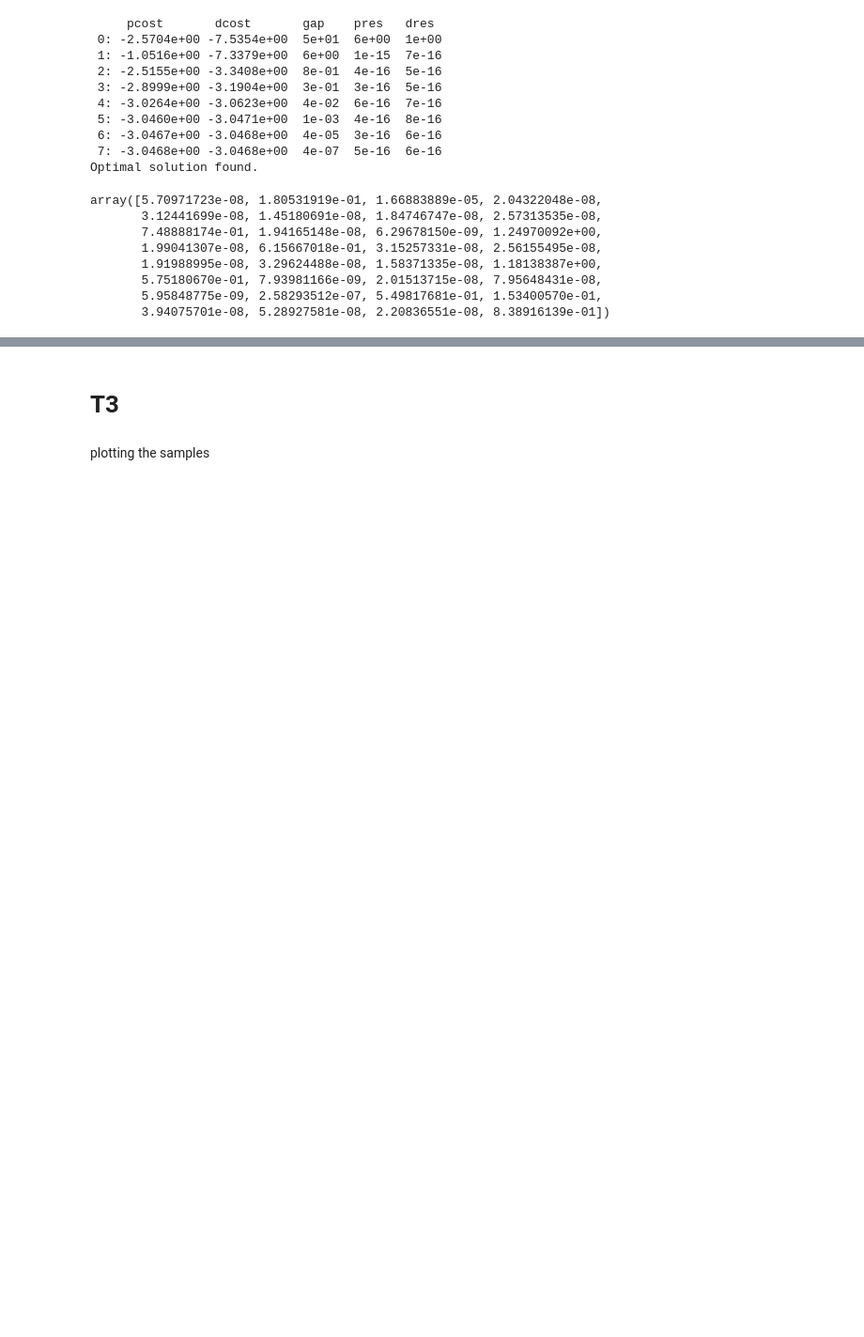
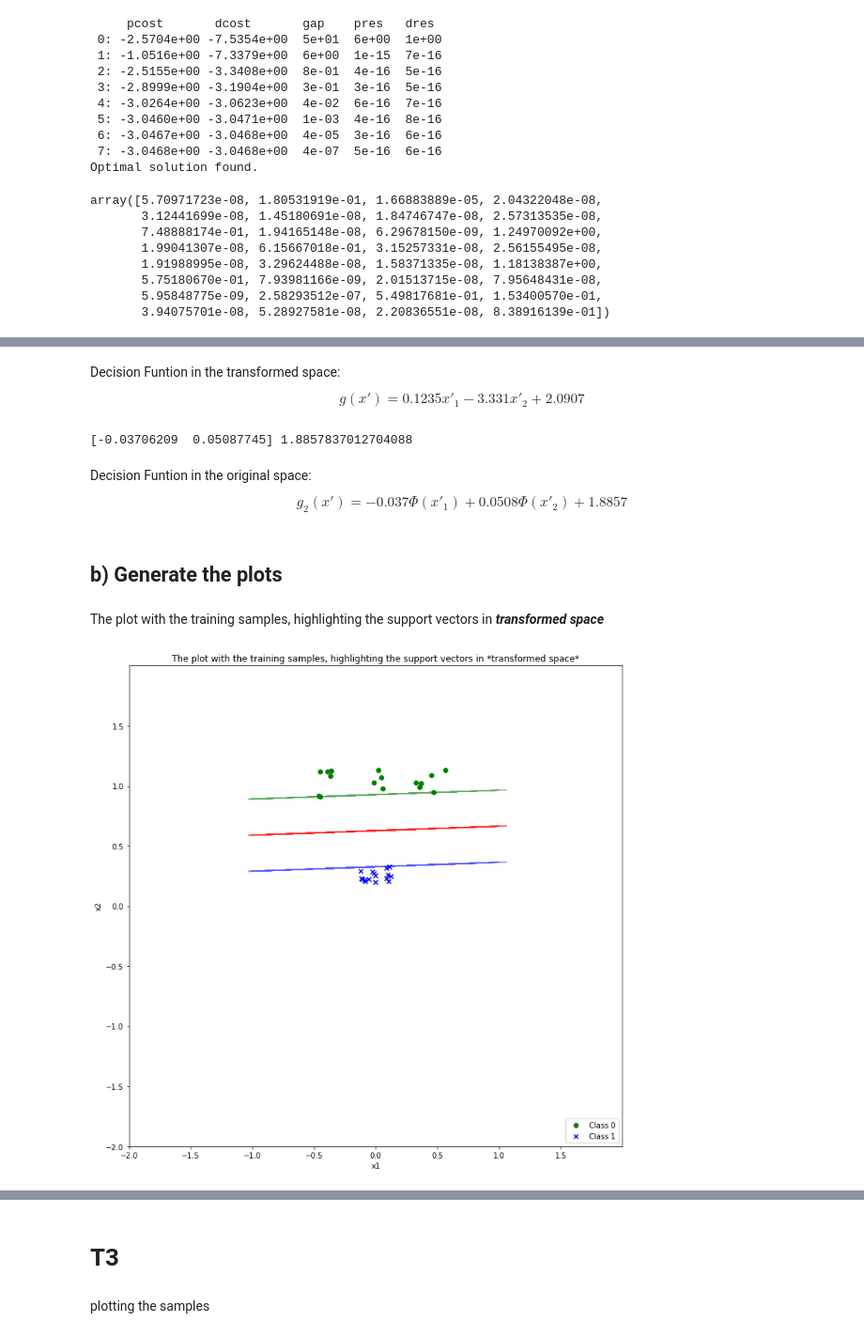
Before and after one commit to melihkurtaran/MachineLearning, a Jupyter notebook: InstanceBasedLearning/InstancebasedLearning.ipynb, the cells around one changed output, grey strips where cells are left out. Shown at 94% size. Cells and saved outputs as stored; diff of their text form; code cells hidden in the pictures; blank space fills up the shorter version.

```diff
--- a/InstanceBasedLearning/InstancebasedLearning.ipynb
+++ b/InstanceBasedLearning/InstancebasedLearning.ipynb
@@ -544,0 +646,67 @@ X_neg = np.hstack((x1x2, x1x2sq))
+# %% [markdown]
+Decision Funtion in the transformed space:
+$$
+  g(x') = 0.1235x'_{1} - 3.331x'_{2} + 2.0907
+$$
+# %%
+print(w_org, w0_org)
+# %% [output]
+[-0.03706209  0.05087745] 1.8857837012704088
+# %% [markdown]
+Decision Funtion in the original space:
+$$
+  g_2(x') = -0.037Φ(x'_{1}) + 0.0508Φ(x'_{2}) + 1.8857
+$$
+# %% [markdown]
+## **b) Generate the plots**
+# %% [markdown]
+The plot with the training samples, highlighting the support vectors in ***transformed space***
+# %%
+# Plot
+fig = plt.figure(figsize=(12, 12))
+
+# Scatter plot for class 0
+plt.scatter(X_neg_transformed[:, 0], X_neg_transformed[:, 1],
+            marker='o', color='green',
+            label='Class 0')
+
+# Scatter plot for class 1
+plt.scatter(X_pos_transformed[:, 0], X_pos_transformed[:, 1],
+            marker='x', color='blue',
+            label='Class 1')
+
+# Plot the decision boundary and the margins using the optimized values of w and w0
+plt.plot(X, (-w0.value - (w[0].value*X))/w[1].value , 'r', alpha=0.6)
+
+# Plot the positive margin
+plt.plot(X, (-w0.value - (w[0].value*X)+1)/w[1].value ,'b', alpha=0.4)
+
+# Plot the negative margin
+plt.plot(X, (-w0.value - (w[0].value*X)-1)/w[1].value , 'g', alpha=0.4)
+
+# Set plot limits
+plt.xlim(-2, 2)
+plt.ylim(-2, 2)
+
+# Set axis ticks
+plt.xticks(np.arange(-2, 2, step=0.5))
+plt.yticks(np.arange(-2, 2, step=0.5))
+
+# Set axis labels
+plt.xlabel('X-axis')
+plt.ylabel('Y-axis')
+
+# Add labels
+plt.xlabel('x1')
+plt.ylabel('x2')
+
+# Add title
+plt.title("The plot with the training samples, highlighting the support vectors in *transformed space*")
+
+# Add legend
+plt.legend(loc='lower right')
+
+# Show plot
+plt.show()
+# %% [output]
+[figure, added]
```
Also changed, not shown: parts of 27 cells of this notebook.
